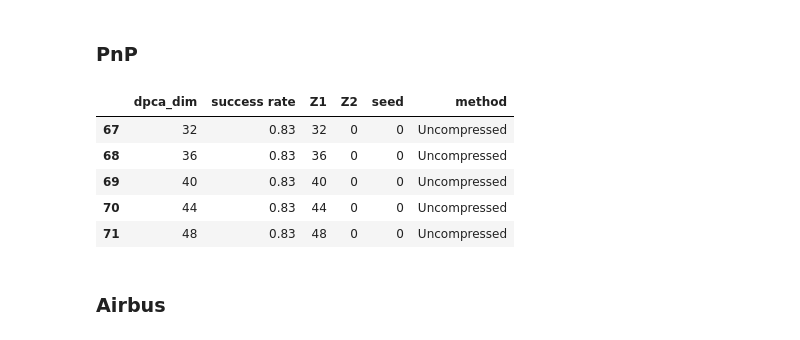
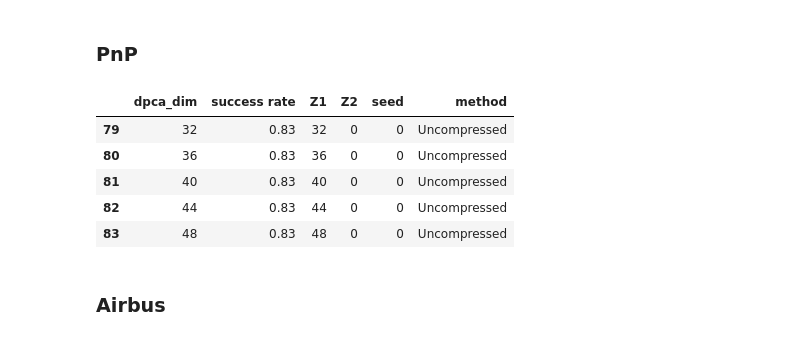
Before and after one commit to UTAustin-SwarmLab/Task-aware-Distributed-Source-Coding, a Jupyter notebook: plots/make_plot.ipynb, the cells around one changed output. Cells and saved outputs as stored; diff of their text form; code cells hidden in the pictures.

```diff
--- a/plots/make_plot.ipynb
+++ b/plots/make_plot.ipynb
@@ -98,50 +98,45 @@ print(cifar_df.head())
 # %%
 pnp_df = pd.read_csv('lift.csv')
 pnp_df.drop(columns=['dim of z1 share'], inplace=True)
 pnp_df.rename(columns={"dim of z1 private": "Z1", "dim of z2 private": "Z2"}, inplace=True)
 pnp_df = pnp_df[pnp_df['method'] != 'No NDPCA']
 pnp_df.sort_values(by=['dpca_dim', 'Z1', 'Z2', 'method', 'seed'], inplace=True)
 
 
-# JAE_map = [[0.54, 0.79, 0.0, 0.0]
-#           ,[0.56, 0.13, 0.0, 0.0]
-#           ,[0.28, 0.29, 0.0, 0.0]
+# JAE_map = [[0.68, 0.0, 0.0, 0.0]
+#           ,[0.64, 0.0, 0.0, 0.0]
+#           ,[0.0, 0.0, 0.0, 0.0]
 # ]
 
-# DAE_map = [[0.0, 0.11, 0.0, 0.0]
-#           ,[0.0, 0.07, 0.0, 0.0]
-#           ,[0.0, 0.0, 0.0, 0.0]
-# ]
+DAE_map = [[0.60, 0.67, 0.80, 0.0]
+          ,[0.50, 0.67, 0.70, 0.0]
+          ,[0.28, 0.83, 0.69, 0.0]
+]
 
 # Sep_map = [[0, 0, 0, X]
 # 		  ,[0, 0, 0, X]
 # ]
 
-### ablation study
-# NoPCA_map = [[] X
-	     		# X
-# ]
+AE_Zs = [4, 8, 12, 24]
 
-AE_Zs = [4, 12, 24, 48]
-
-# for z_ind, z in enumerate(AE_Zs):
-# 	for seed in range(len(JAE_map)):
-# 		pnp_df = pnp_df.append({'dpca_dim': z, 'Z1': z, 'Z2': 0 ,'testmAP': DAE_map[seed][z_ind], 'method': 'DAE', 'seed': seed}, ignore_index=True)
-# 		pnp_df = pnp_df.append({'dpca_dim': z, 'Z1': z, 'Z2': 0 ,'testmAP': JAE_map[seed][z_ind], 'method': 'JAE', 'seed': seed}, ignore_index=True)
+for z_ind, z in enumerate(AE_Zs):
+	for seed in range(len(DAE_map)):
+		pnp_df = pnp_df.append({'dpca_dim': z, 'Z1': z, 'Z2': 0 ,'success rate': DAE_map[seed][z_ind], 'method': 'DAE', 'seed': seed}, ignore_index=True)
+# 		pnp_df = pnp_df.append({'dpca_dim': z, 'Z1': z, 'Z2': 0 ,'success rate': JAE_map[seed][z_ind], 'method': 'JAE', 'seed': seed}, ignore_index=True)
 
 
 for z in np.arange(4, 49, 4): ### latent dim
 	pnp_df = pnp_df.append({'dpca_dim': z, 'Z1': z, 'Z2': 0 ,'success rate': 0.83, 'method': 'Uncompressed', 'seed': 0}, ignore_index=True)
 
 pnp_df.head()
 pnp_df.tail()
 # %% [output]
 |  | dpca_dim | success rate | Z1 | Z2 | seed | method |
-| 67 | 32 | 0.83 | 32 | 0 | 0 | Uncompressed |
-| 68 | 36 | 0.83 | 36 | 0 | 0 | Uncompressed |
-| 69 | 40 | 0.83 | 40 | 0 | 0 | Uncompressed |
-| 70 | 44 | 0.83 | 44 | 0 | 0 | Uncompressed |
-| 71 | 48 | 0.83 | 48 | 0 | 0 | Uncompressed |
+| 79 | 32 | 0.83 | 32 | 0 | 0 | Uncompressed |
+| 80 | 36 | 0.83 | 36 | 0 | 0 | Uncompressed |
+| 81 | 40 | 0.83 | 40 | 0 | 0 | Uncompressed |
+| 82 | 44 | 0.83 | 44 | 0 | 0 | Uncompressed |
+| 83 | 48 | 0.83 | 48 | 0 | 0 | Uncompressed |
 # %% [markdown]
 ### Airbus
 # %%
```
Also changed, not shown: parts of 1 cell of this notebook, 4 other files.
